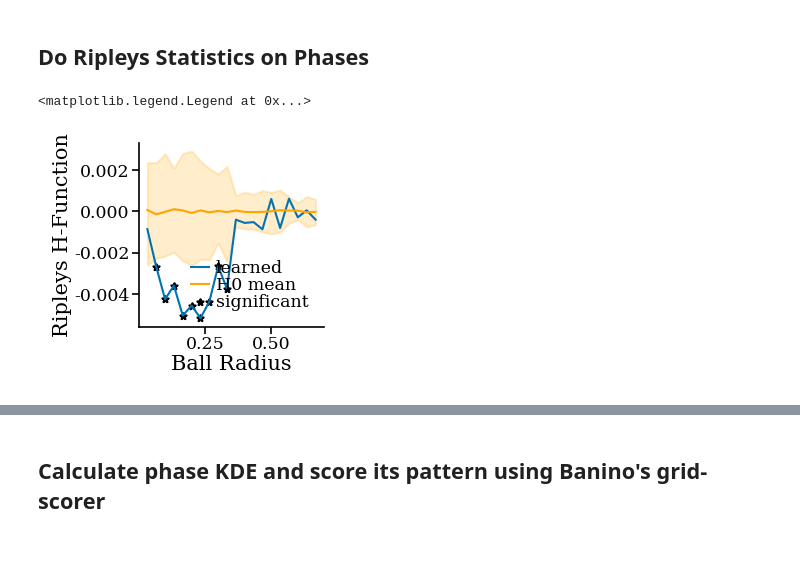
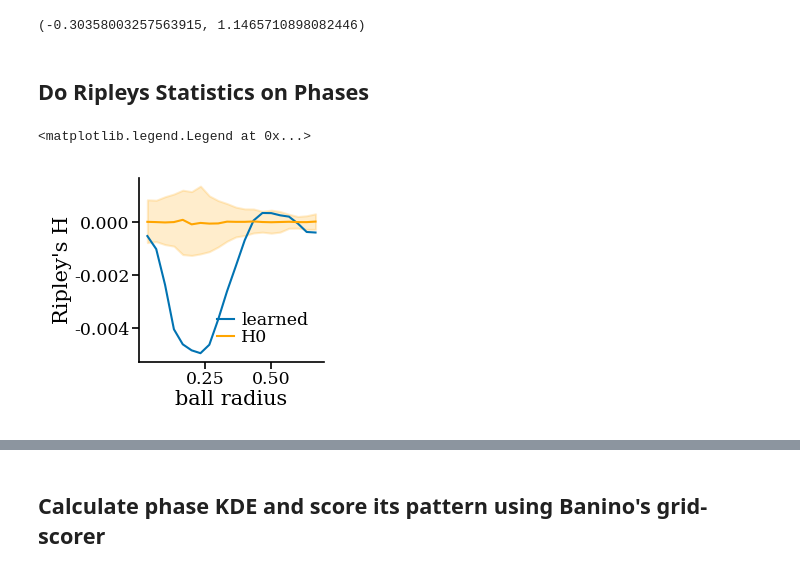
Before and after one commit to bioAI-Oslo/CI-grid-cells, a Jupyter notebook: figure-generating-notebooks/optimal-phase-distributions-lower.ipynb, the cells around one changed output, grey strips where cells are left out. Saved outputs shown, nothing was run; the diff lists cells and outputs as text; code cells hidden in the pictures.

```diff
--- a/figure-generating-notebooks/optimal-phase-distributions-lower.ipynb
+++ b/figure-generating-notebooks/optimal-phase-distributions-lower.ipynb
@@ -46,7 +48,7 @@ def train_model(model, nsamples_space=2**8, epochs=2000):
 dtype = torch.float32
 #model = JacobianCI(ncells=7*15,dtype=dtype,lr=1e-3, shift=0, p_magnitude=0)
 models = []
-nmodels = 10
+nmodels = 50
 epochs = 500
 for i in range(nmodels):
     model = JitterCI(ncells=7*30,dtype=dtype,lr=1e-3, shift=0, p_magnitude=0)
@@ -144,45 +204,50 @@ Text(0, 0.5, 'grid score')
+# %%
+optimal_grid_scores.min(), optimal_grid_scores.max()
+# %% [output]
+(-0.30358003257563915, 1.1465710898082446)
 # %% [markdown]
 ## Do Ripleys Statistics on Phases
 # %%
 from joblib import Parallel, delayed
 
 nperms = 200
-def calculate_values(radius):
+def calculate_values(radius,seed=0):
+    # set seed for sampling phases, such that the random model is the same for all radii
     rv_models = [model.ripleys(radius) for model in models]
-    rv_random = [model.ripleys(radius, phases=model.unit_cell.sample(len(model.phases))) for model in models]
+    rv_random = [model.ripleys(radius, phases=models[i].unit_cell.sample(len(models[i].phases),seed=seed+i)) for i in range(len(models))]
     stat, p, H0 = permutation_test(rv_models, rv_random, statistic=None, nperms=nperms, alternative='two-sided')
-    return stat, p, H0
+    return rv_models, rv_random, stat, p, H0
 
 # Using joblib to parallelize the computation
 ball_radii = np.linspace(0, model.unit_cell.radius, 21)[1:]
 results = Parallel(n_jobs=-1)(delayed(calculate_values)(radius) for radius in ball_radii)
 # Unzipping the results into separate lists
-stats, ps, H0s = zip(*results)
+ripleys_models, ripleys_random, stats, ps, H0s = zip(*results)
 # convert to numpy arrays
-stats, ps, H0s = np.array(stats), np.array(ps), np.array(H0s)
+ripleys_models, ripleys_random, stats, ps, H0s = np.array(ripleys_models), np.array(ripleys_random), np.array(stats), np.array(ps), np.array(H0s)
 # %%
 plt.plot(ball_radii,stats,label='learned')
 # u +- 2sigma (Normal assumption)
 mu0 = np.mean(H0s,axis=-1)
 s0 = np.std(H0s,axis=-1)
 plt.plot(ball_radii,mu0,label='H0',color='orange')
 #plt.fill_between(ball_radii,mu0-2*s0,mu0+2*s0,alpha=0.2,color='orange')
 # Empirical Confidence interval
 H0s_sorted = np.sort(H0s)
 ci_fraction = 0.95
 percentile = (1-ci_fraction)/2
 ci_idx_lower = int(percentile*nperms)
 lower = H0s_sorted[:,ci_idx_lower]
 upper = H0s_sorted[:,nperms-ci_idx_lower]
 plt.fill_between(ball_radii,lower,upper,alpha=0.2,color='orange')
 #[plt.scatter(ball_radii,H0s_sorted[:,i],color='red') for i in range(nperms)]
 #[plt.violinplot(H0s_sorted[i],positions=[ball_radii[i]],showmeans=False,showmedians=False,widths=0.05) for i in range(len(radii))]
-significance_level = 0.05
-mask = ps < significance_level
-plt.scatter(ball_radii[mask],stats[mask],color='black',marker='*',s=10,label='significant')
-plt.xlabel('Ball Radius')
-plt.ylabel('Ripleys H-Function')
+#significance_level = 0.05
+#mask = ps < significance_level
+#plt.scatter(ball_radii[mask],stats[mask],color='black',marker='*',s=10,label='significant')
+plt.xlabel('ball radius')
+plt.ylabel("Ripley's H")
 plt.legend()
 # %% [output]
 <matplotlib.legend.Legend at 0x...>
-[figure, old version]
+[figure, new version]
```
Also changed, not shown: parts of 24 cells of this notebook, 1 other file.
